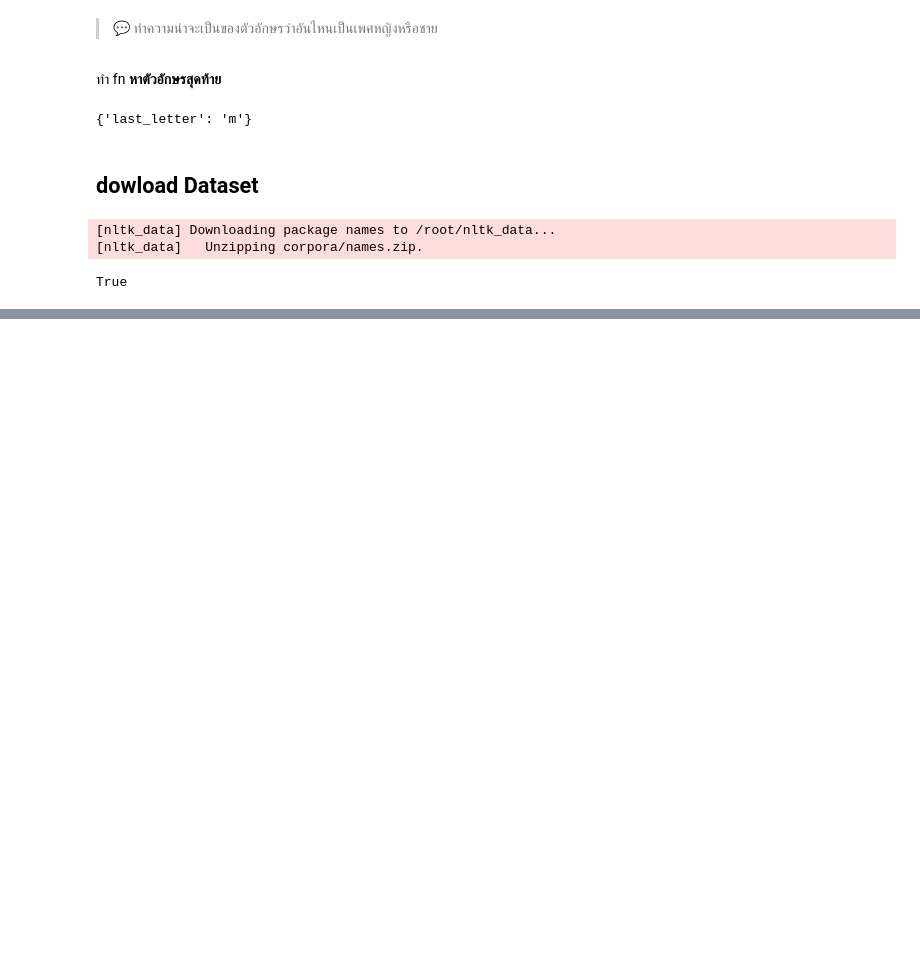
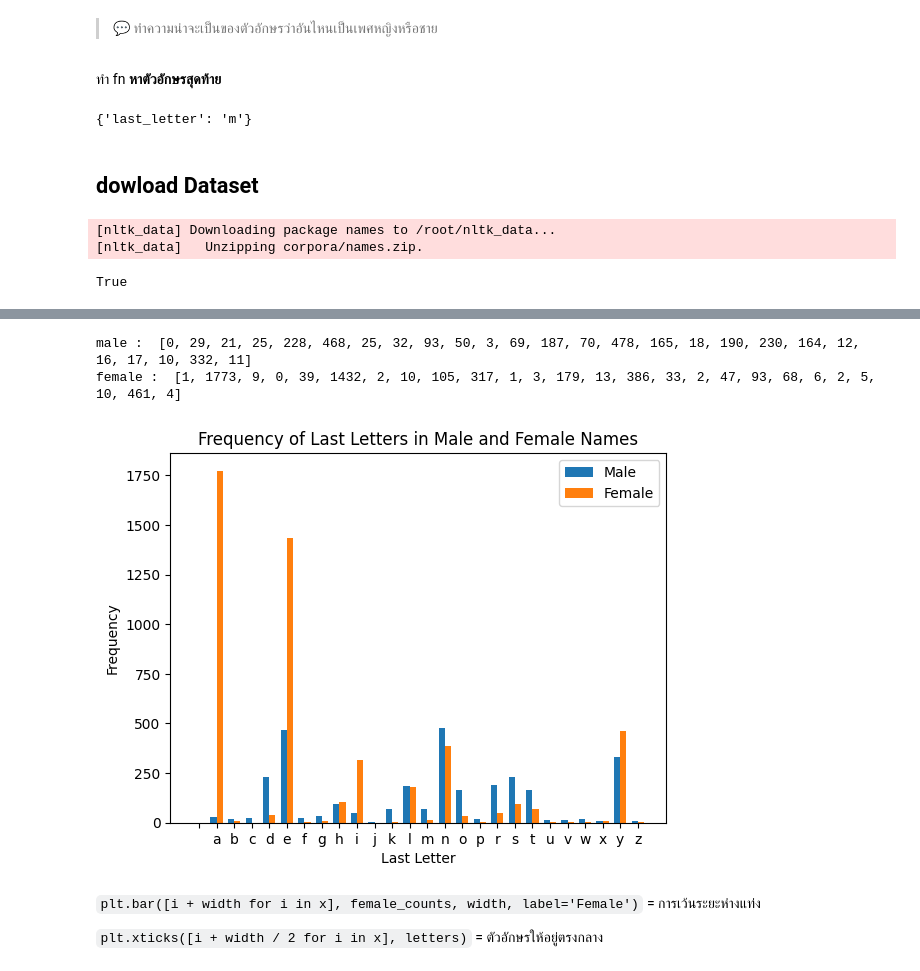
Before and after one commit to Napawan2005/NLP-517432, a Jupyter notebook: NLP_ML_.ipynb, the cells around one changed output, grey strips where cells are left out. Cells and saved outputs as stored; diff of their text form; code cells hidden in the pictures; blank space fills up the shorter version.

```diff
--- a/NLP_ML_.ipynb
+++ b/NLP_ML_.ipynb
@@ -24,0 +55,10 @@ True
+# %%
+male_last_letters = {}
+female_last_letters = {}
+# %%
+for name,gender in labeled_name:
+  last_letter = name[-1]
+  if gender == 'male':
+    male_last_letters[last_letter] = male_last_letters.get(last_letter, 0) + 1
+  else:
+    female_last_letters[last_letter] = female_last_letters.get(last_letter, 0) + 1
@@ -24,0 +70,30 @@ True
+# %%
+letters = sorted(set(male_last_letters.keys()) | set(female_last_letters.keys()))
+male_counts = [male_last_letters.get(letter, 0) for letter in letters]
+female_counts = [female_last_letters.get(letter, 0) for letter in letters]
+# %%
+print("male : ",male_counts)
+print("female : ",female_counts)
+# %% [output]
+male :  [0, 29, 21, 25, 228, 468, 25, 32, 93, 50, 3, 69, 187, 70, 478, 165, 18, 190, 230, 164, 12, 16, 17, 10, 332, 11]
+female :  [1, 1773, 9, 0, 39, 1432, 2, 10, 105, 317, 1, 3, 179, 13, 386, 33, 2, 47, 93, 68, 6, 2, 5, 10, 461, 4]
+# %%
+
+# Create the bar chart
+x = range(len(letters))
+width = 0.35
+# %%
+plt.bar(x, male_counts, width, label='Male')
+plt.bar([i + width for i in x], female_counts, width, label='Female')
+plt.xlabel('Last Letter')
+plt.ylabel('Frequency')
+plt.title('Frequency of Last Letters in Male and Female Names')
+plt.xticks([i + width / 2 for i in x], letters)
+plt.legend()
+plt.show()
+# %% [output]
+[figure, added]
+# %% [markdown]
+`plt.bar([i + width for i in x], female_counts, width, label='Female')` = การเว้นระยะห่างแท่ง
+
+`plt.xticks([i + width / 2 for i in x], letters)` = ตัวอักษรให้อยู่ตรงกลาง
```
Also changed, not shown: parts of 21 cells of this notebook.
